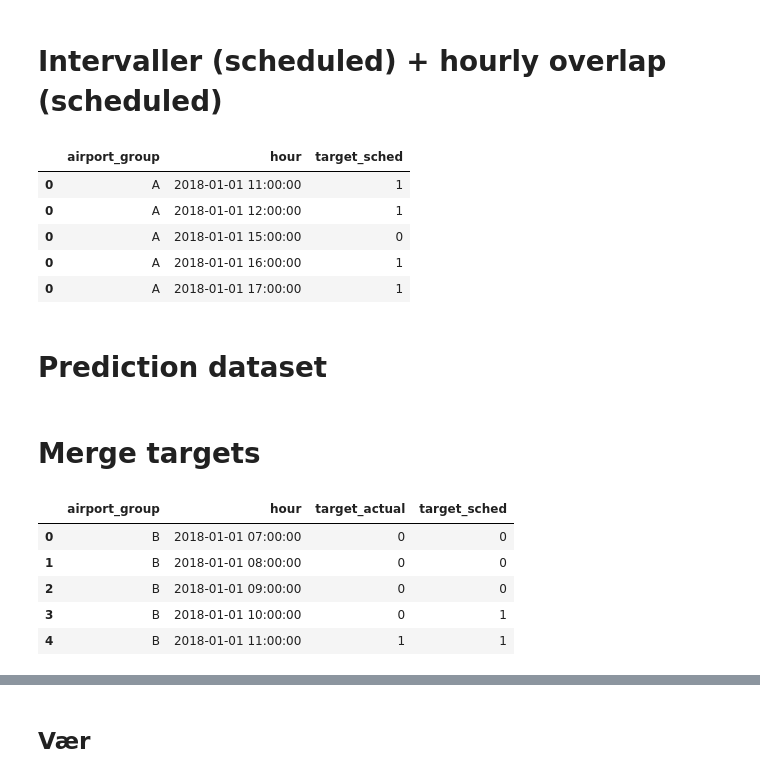
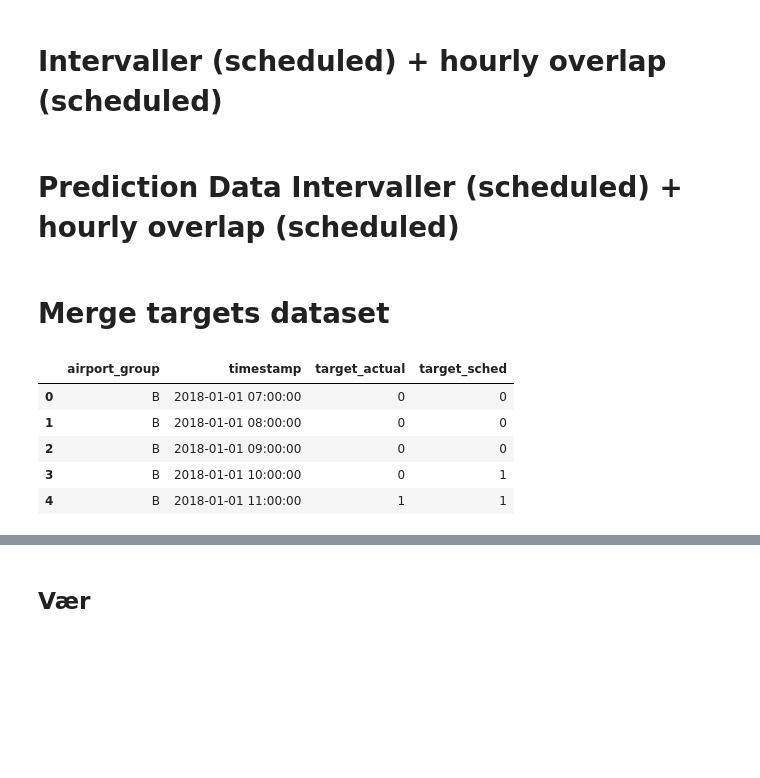
Before and after one commit to JakobBerg-Projects/avinor-ai, a Jupyter notebook: src/preprocessing.ipynb, the cells around one changed output, grey strips where cells are left out. Saved outputs shown, nothing was run; the diff lists cells and outputs as text; code cells hidden in the pictures; blank space fills up the shorter version.

```diff
--- a/src/preprocessing.ipynb
+++ b/src/preprocessing.ipynb
@@ -217,7 +209,7 @@ intervals_actual_expanded = expand_to_hours(intervals_actual)
 
 hourly_actual = (
     intervals_actual_expanded
-    .groupby(["airport_group", "hour"], group_keys=False)
+    .groupby(["airport_group", "timestamp"], group_keys=False)
     .apply(hourly_overlap_group)
     .rename(columns={"target": "target_actual"})
 )
@@ -236,41 +228,14 @@ hourly_actual.head()
 intervals_sched = make_intervals(df, actual=False)
 intervals_sched_expanded = expand_to_hours(intervals_sched)
 
-hourly_actual = (
-    intervals_actual_expanded
-    .groupby(["airport_group", "hour"], group_keys=False)
-    .apply(hourly_overlap_group)
-    .rename(columns={"target": "target_actual"})
-)
-
 hourly_sched = (
     intervals_sched_expanded
-    .groupby(["airport_group", "hour"], group_keys=False)
+    .groupby(["airport_group", "timestamp"], group_keys=False)
     .apply(hourly_overlap_group)
     .rename(columns={"target": "target_sched"})
 )
-hourly_sched["target_sched"] = hourly_sched["target_sched"].fillna(0).astype(int)
-
-# Merge targets inn i expanded df
-intervals_actual_expanded = intervals_actual_expanded.merge(
-    hourly_actual, on=["airport_group","hour"], how="left"
-).merge(
-    hourly_sched, on=["airport_group","hour"], how="left"
-)
-
-intervals_actual_expanded["target_actual"] = intervals_actual_expanded["target_actual"].fillna(0).astype(int)
-intervals_actual_expanded["target_sched"] = intervals_actual_expanded["target_sched"].fillna(0).astype(int)
-
-# Nå kan du kalle make_hourly_
-# %% [output]
-|  | airport_group | hour | target_sched |
-| 0 | A | 2018-01-01 11:00:00 | 1 |
-| 0 | A | 2018-01-01 12:00:00 | 1 |
-| 0 | A | 2018-01-01 15:00:00 | 0 |
-| 0 | A | 2018-01-01 16:00:00 | 1 |
-| 0 | A | 2018-01-01 17:00:00 | 1 |
 # %% [markdown]
-# Prediction dataset
+# Prediction Data Intervaller (scheduled) + hourly overlap (scheduled)
 # %%
 intervals_pred = make_intervals(df_pred, actual=False)
 intervals_pred_expanded = expand_to_hours(intervals_pred)
@@ -282,16 +247,15 @@ hourly_pred=(
     .rename(columns={"target": "target_sched"})
 )
 # %% [markdown]
-# Merge targets
+# Merge targets dataset
 # %%
 hourly = (grid
-          .merge(hourly_actual, on=["airport_group","hour"], how="left")
-          .merge(hourly_sched,  on=["airport_group","hour"], how="left"))
+          .merge(hourly_actual, on=["airport_group","timestamp"], how="left")
+          .merge(hourly_sched,  on=["airport_group","timestamp"], how="left"))
 hourly[["target_actual","target_sched"]] = hourly[["target_actual","target_sched"]].fillna(0).astype(int)
-hourly["hour"] = pd.to_datetime(hourly["hour"])
 hourly.head()
 # %% [output]
-|  | airport_group | hour | target_actual | target_sched |
+|  | airport_group | timestamp | target_actual | target_sched |
 | 0 | B | 2018-01-01 07:00:00 | 0 | 0 |
 | 1 | B | 2018-01-01 08:00:00 | 0 | 0 |
 | 2 | B | 2018-01-01 09:00:00 | 0 | 0 |
```
Also changed, not shown: parts of 23 cells of this notebook, 3 other files.
